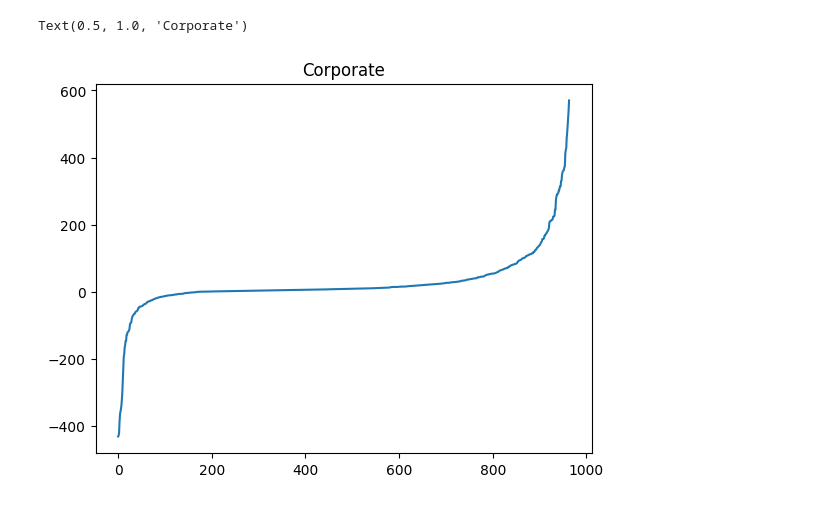
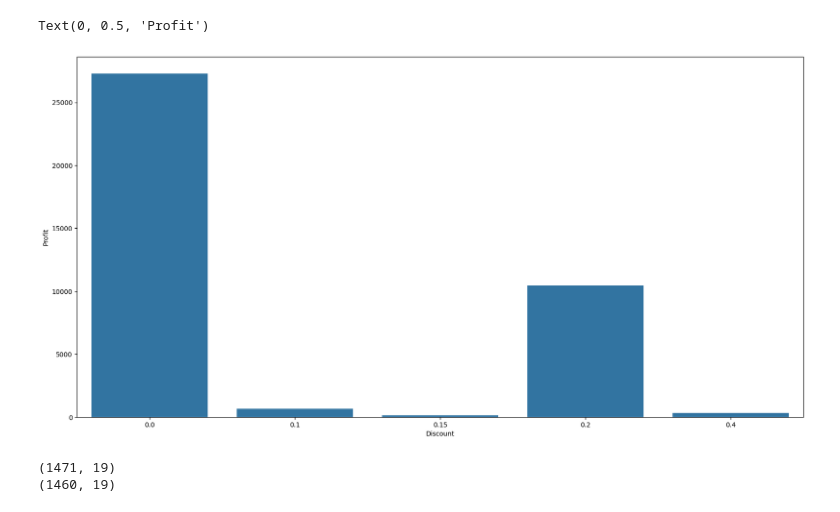
Before and after one commit to alicjaoczkowska/BHL-Ctrl-Alt-Defeat, a Jupyter notebook: sabotage.ipynb, the cells around one changed output. Saved outputs shown, nothing was run; the diff lists cells and outputs as text; code cells hidden in the pictures.

```diff
--- a/sabotage.ipynb
+++ b/sabotage.ipynb
@@ -6,7 +9,10 @@ import matplotlib.pyplot as plt
 def rem_out(df):
     m = df['Profit'].mean()
     std = df['Profit'].std()
-    df = df[(df['Profit'] <= m + 2.5 * std) & (df['Profit'] >= m - 2.5 * std)]
+    df = df[(df['Profit'] <= m + 3 * std) & (df['Profit'] >= m - 3 * std)]
+    m = df['Sales'].mean()
+    std = df['Sales'].std()
+    df = df[(df['Sales'] <= m + 3 * std) & (df['Sales'] >= m - 3 * std)]
     return df
 # %%
 df = pd.read_csv('data.csv', encoding='windows-1252')
@@ -38,6 +32,17 @@ Text(0.5, 1.0, 'Home Office')
-# %%
-plt.plot(sorted(corp['Profit']))
-plt.title('Corporate')
-# %% [output]
-Text(0.5, 1.0, 'Corporate')
-[figure, removed]
+# %%
+profit_discount = cons[cons['Profit'] >= 0].groupby('Discount')['Profit'].sum()
+plt.figure(figsize=(20,10))
+sns.barplot(x=profit_discount.index,y=profit_discount.values)
+plt.xlabel('Discount')
+plt.ylabel('Profit')
+# %% [output]
+Text(0, 0.5, 'Profit')
+[figure, added]
+# %%
+print(cons.shape)
+cons = cons[cons['Discount'] <= 0.4]
+cons = cons[(cons['Sub-Category'] != 'Machines') & (cons['Sub-Category'] != 'Copiers')]
+print(cons.shape)
+# %% [output]
+(1471, 19)
+(1460, 19)
```
Also changed, not shown: parts of 8 cells of this notebook, 1 other file.
